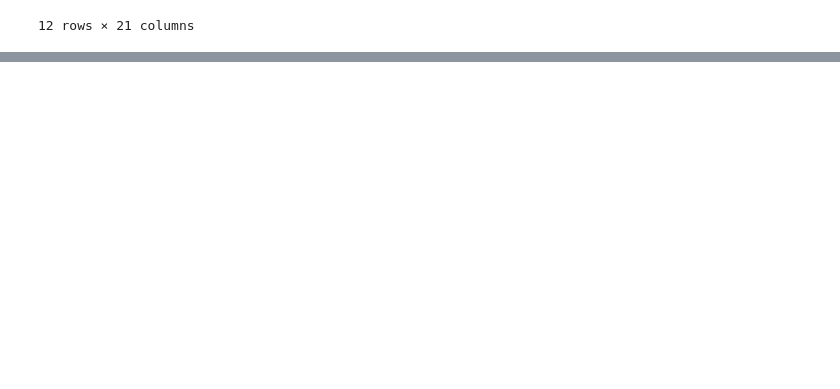
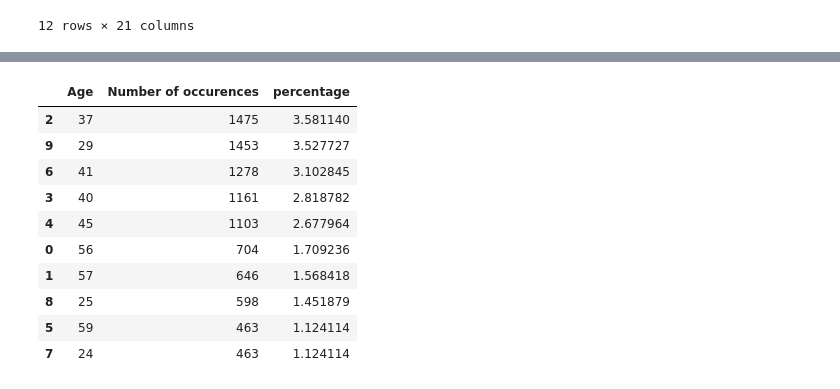
Before and after one commit to akmalraafid25/BetaGroup_JC_DS_OL_FinalProject, a Jupyter notebook: FinalProject.ipynb, the cells around one changed output, grey strips where cells are left out. Drawn from its saved outputs; the diff is of its cells as text; code cells hidden in the pictures; blank space fills up the shorter version.

```diff
--- a/FinalProject.ipynb
+++ b/FinalProject.ipynb
@@ -117,0 +208,6 @@ dtype: int64
+# %%
+columns_with_value = []
+for col in df.columns:
+    if 'unknown' in df[col].values:
+        columns_with_value.append(col)
+print(f"Columns containing the value 'unknown': {columns_with_value}")
@@ -146,0 +290,14 @@ df.shape
+# %%
+# Ukuran figure
+plt.figure(figsize=(18, 22))
+
+# Loop untuk membuat boxplot dan stripplot
+for i, col in enumerate(num_cols, 1):
+    plt.subplot(8, 2, i)
+    sns.boxplot(x=df[col], color='lightblue', fliersize=5)
+    sns.stripplot(x=df[col], color='red', size=1, jitter=0.2, alpha=0.3)
+    plt.title(f'Outlier Visualization - {col}', fontsize=12)
+    plt.xlabel(col)
+
+plt.tight_layout()
+plt.show()
@@ -146,0 +339,20 @@ df.shape
+# %%
+ages = []
+for i in range(len(df['age'].unique())):
+    ages.append([df['age'].unique()[i], df[df['age']==df['age'].unique()[i]].shape[0], (df[df['age']==df['age'].unique()[i]].shape[0]/41188)*100])
+age = pd.DataFrame(columns=['Age', 'Number of occurences', 'percentage'],
+                     data=ages)
+pd.set_option('max_colwidth', None)
+age[:10].sort_values('percentage', ascending=False)
+# %% [output]
+|  | Age | Number of occurences | percentage |
+| 2 | 37 | 1475 | 3.581140 |
+| 9 | 29 | 1453 | 3.527727 |
+| 6 | 41 | 1278 | 3.102845 |
+| 3 | 40 | 1161 | 2.818782 |
+| 4 | 45 | 1103 | 2.677964 |
+| 0 | 56 | 704 | 1.709236 |
+| 1 | 57 | 646 | 1.568418 |
+| 8 | 25 | 598 | 1.451879 |
+| 5 | 59 | 463 | 1.124114 |
+| 7 | 24 | 463 | 1.124114 |
```
Also changed, not shown: parts of 32 cells of this notebook.
